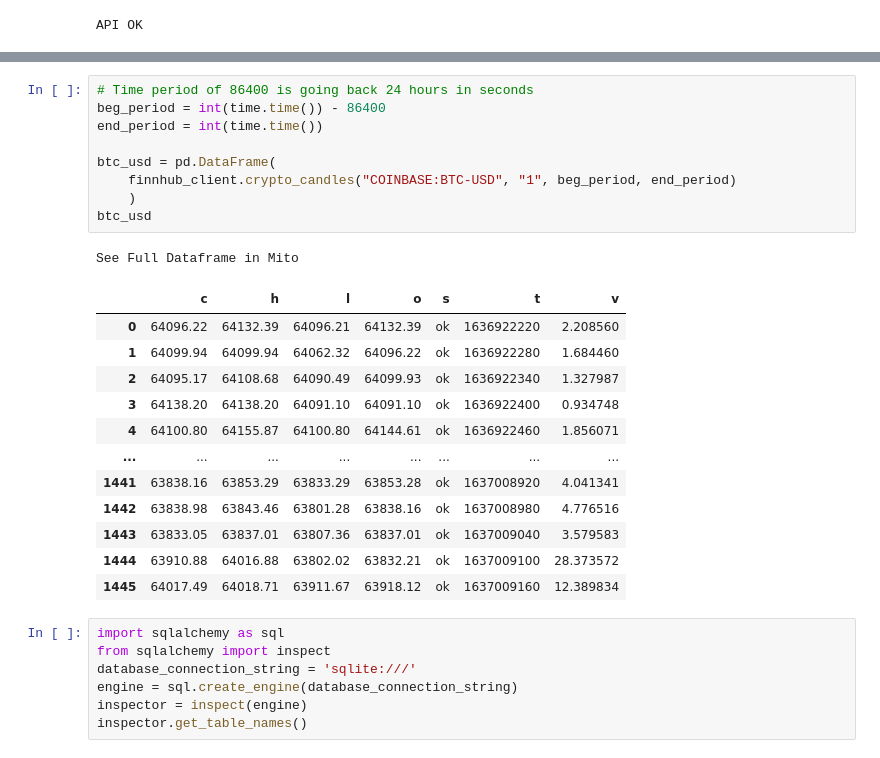
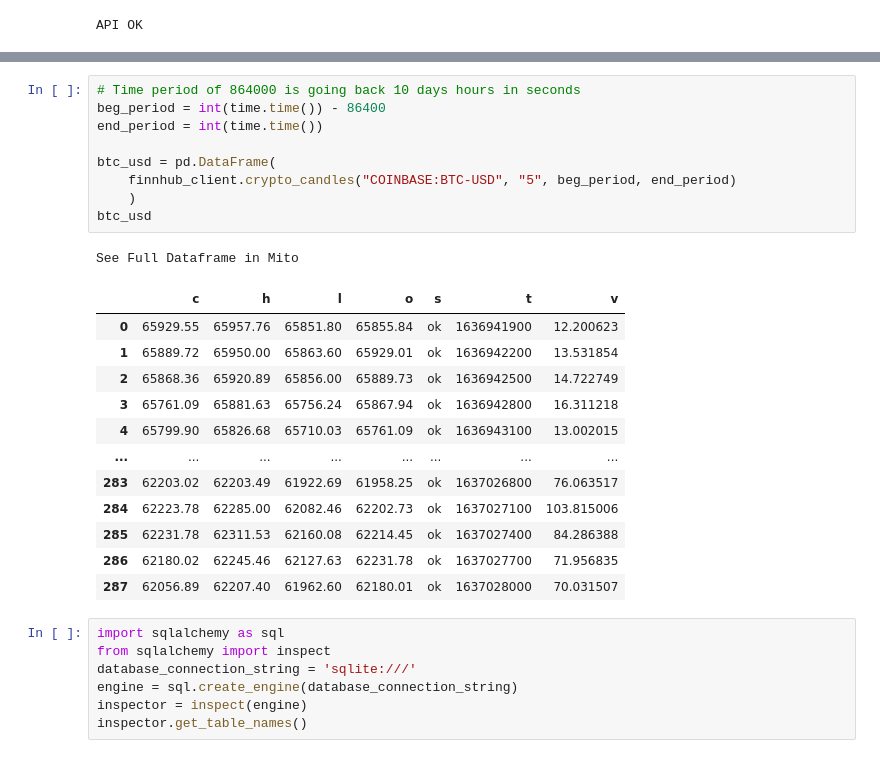
Before and after one commit to webclinic017/The_Crypto_Caller, a Jupyter notebook: billy_workflow/finnhub_ML.ipynb, the cells around one changed output, grey strips where cells are left out. Saved outputs shown, nothing was run; the diff lists cells and outputs as text.

```diff
--- a/billy_workflow/finnhub_ML.ipynb
+++ b/billy_workflow/finnhub_ML.ipynb
@@ -43,26 +43,26 @@ See Full Dataframe in Mito
 # %%
-# Time period of 86400 is going back 24 hours in seconds
+# Time period of 864000 is going back 10 days hours in seconds
 beg_period = int(time.time()) - 86400
 end_period = int(time.time())
 
 btc_usd = pd.DataFrame(
-    finnhub_client.crypto_candles("COINBASE:BTC-USD", "1", beg_period, end_period)
+    finnhub_client.crypto_candles("COINBASE:BTC-USD", "5", beg_period, end_period)
     )
 btc_usd
 # %% [output]
 See Full Dataframe in Mito
 |  | c | h | l | o | s | t | v |
-| 0 | 64096.22 | 64132.39 | 64096.21 | 64132.39 | ok | 1636922220 | 2.208560 |
-| 1 | 64099.94 | 64099.94 | 64062.32 | 64096.22 | ok | 1636922280 | 1.684460 |
-| 2 | 64095.17 | 64108.68 | 64090.49 | 64099.93 | ok | 1636922340 | 1.327987 |
-| 3 | 64138.20 | 64138.20 | 64091.10 | 64091.10 | ok | 1636922400 | 0.934748 |
-| 4 | 64100.80 | 64155.87 | 64100.80 | 64144.61 | ok | 1636922460 | 1.856071 |
+| 0 | 65929.55 | 65957.76 | 65851.80 | 65855.84 | ok | 1636941900 | 12.200623 |
+| 1 | 65889.72 | 65950.00 | 65863.60 | 65929.01 | ok | 1636942200 | 13.531854 |
+| 2 | 65868.36 | 65920.89 | 65856.00 | 65889.73 | ok | 1636942500 | 14.722749 |
+| 3 | 65761.09 | 65881.63 | 65756.24 | 65867.94 | ok | 1636942800 | 16.311218 |
+| 4 | 65799.90 | 65826.68 | 65710.03 | 65761.09 | ok | 1636943100 | 13.002015 |
 | ... | ... | ... | ... | ... | ... | ... | ... |
-| 1441 | 63838.16 | 63853.29 | 63833.29 | 63853.28 | ok | 1637008920 | 4.041341 |
-| 1442 | 63838.98 | 63843.46 | 63801.28 | 63838.16 | ok | 1637008980 | 4.776516 |
-| 1443 | 63833.05 | 63837.01 | 63807.36 | 63837.01 | ok | 1637009040 | 3.579583 |
-| 1444 | 63910.88 | 64016.88 | 63802.02 | 63832.21 | ok | 1637009100 | 28.373572 |
-| 1445 | 64017.49 | 64018.71 | 63911.67 | 63918.12 | ok | 1637009160 | 12.389834 |
+| 283 | 62203.02 | 62203.49 | 61922.69 | 61958.25 | ok | 1637026800 | 76.063517 |
+| 284 | 62223.78 | 62285.00 | 62082.46 | 62202.73 | ok | 1637027100 | 103.815006 |
+| 285 | 62231.78 | 62311.53 | 62160.08 | 62214.45 | ok | 1637027400 | 84.286388 |
+| 286 | 62180.02 | 62245.46 | 62127.63 | 62231.78 | ok | 1637027700 | 71.956835 |
+| 287 | 62056.89 | 62207.40 | 61962.60 | 62180.01 | ok | 1637028000 | 70.031507 |
 # %%
 import sqlalchemy as sql
 from sqlalchemy import inspect
```
Also changed, not shown: parts of 9 cells of this notebook.
